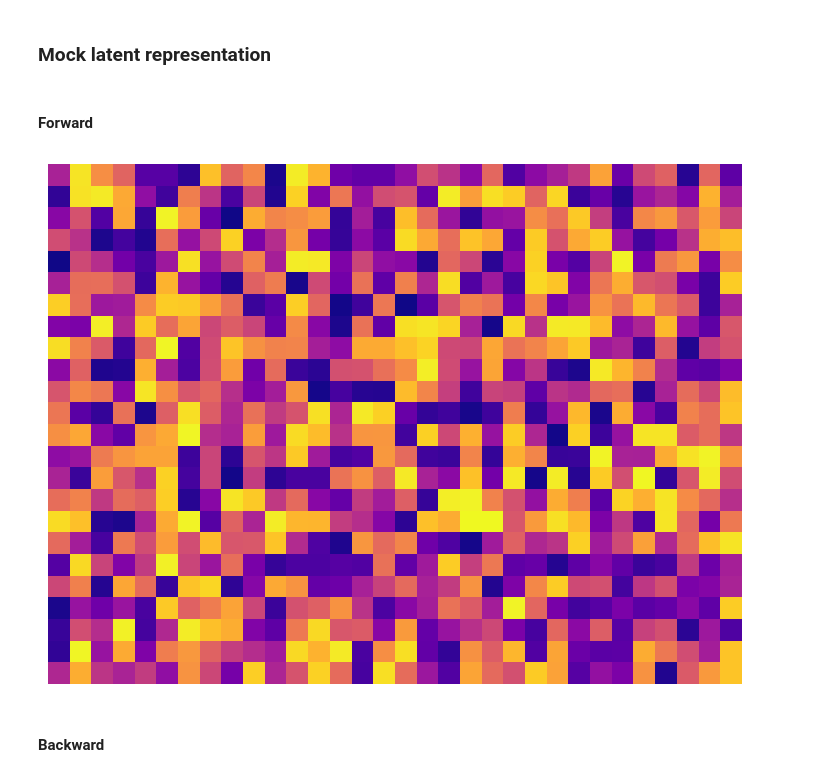
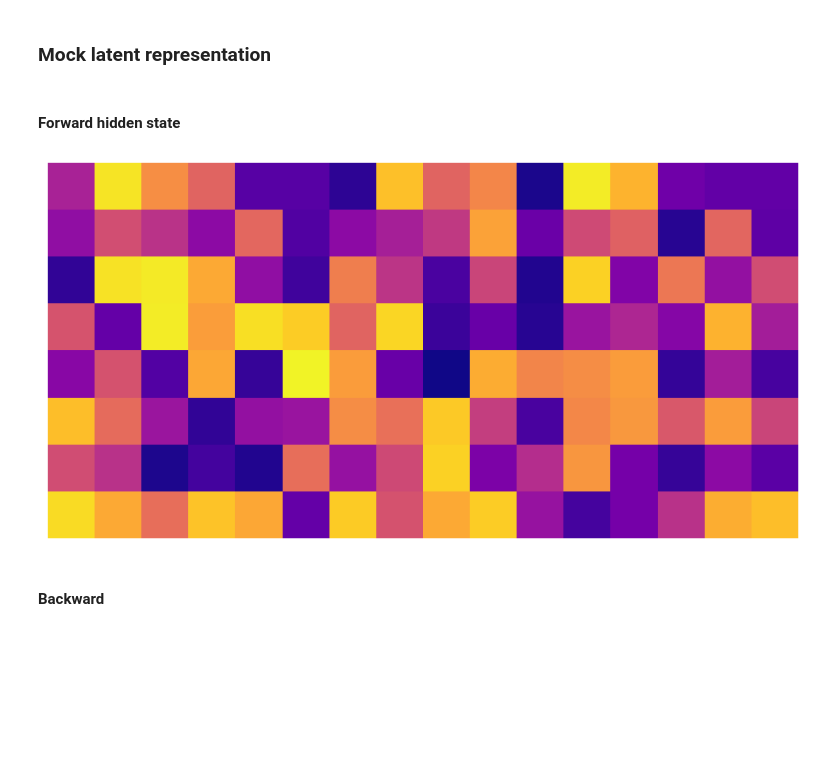
Before and after one commit to pvl19/lc-gen, a Jupyter notebook: notebooks/paper_recon_plots.ipynb, the cells around one changed output. Drawn from its saved outputs; the diff is of its cells as text; code cells hidden in the pictures; blank space fills up the shorter version.

```diff
--- a/notebooks/paper_recon_plots.ipynb
+++ b/notebooks/paper_recon_plots.ipynb
@@ -136,25 +454,25 @@ plt.show()
 # %% [markdown]
 ### Mock latent representation
 # %% [markdown]
-#### Forward
+#### Forward hidden state
 # %%
 
 # 1536 cells — factor pairs close to square: 32 x 48
-n_rows, n_cols = 24, 32
+n_rows, n_cols = 8, 16
 np.random.seed(42)
 latent = np.random.rand(n_rows, n_cols)
 
 fig, ax = plt.subplots(figsize=(8, 5.5))
 ax.imshow(latent, cmap='plasma', vmin=0, vmax=1, aspect='equal', interpolation='nearest')
 ax.set_xticks([])
 ax.set_yticks([])
 for spine in ax.spines.values():
     spine.set_visible(False)
 # ax.set_title('Mock Latent Representation (1536-dim)', fontsize=13, pad=10)
 plt.tight_layout()
 plt.show()
 # %% [output]
-[figure, old version]
+[figure, new version]
 # %% [markdown]
 #### Backward
 # %%
```
Also changed, not shown: parts of 30 cells of this notebook, 5 other files.
